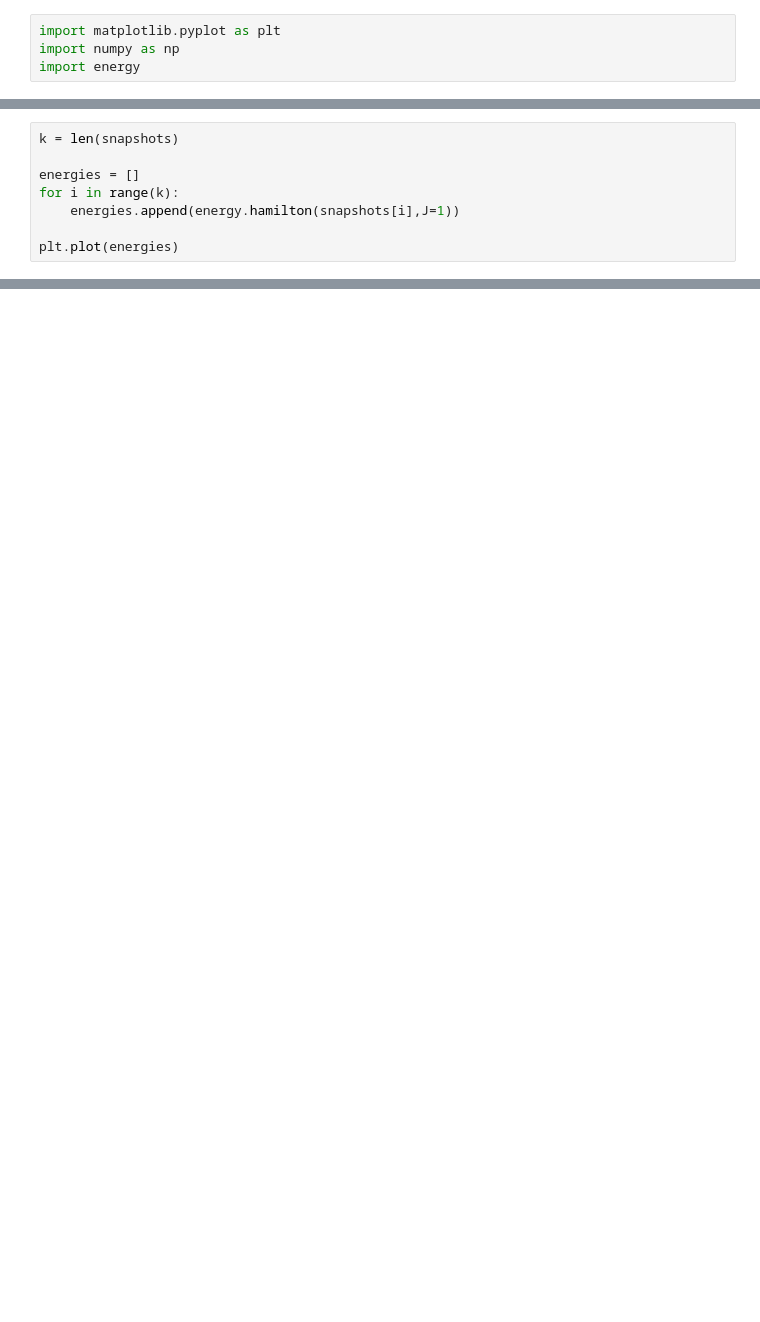
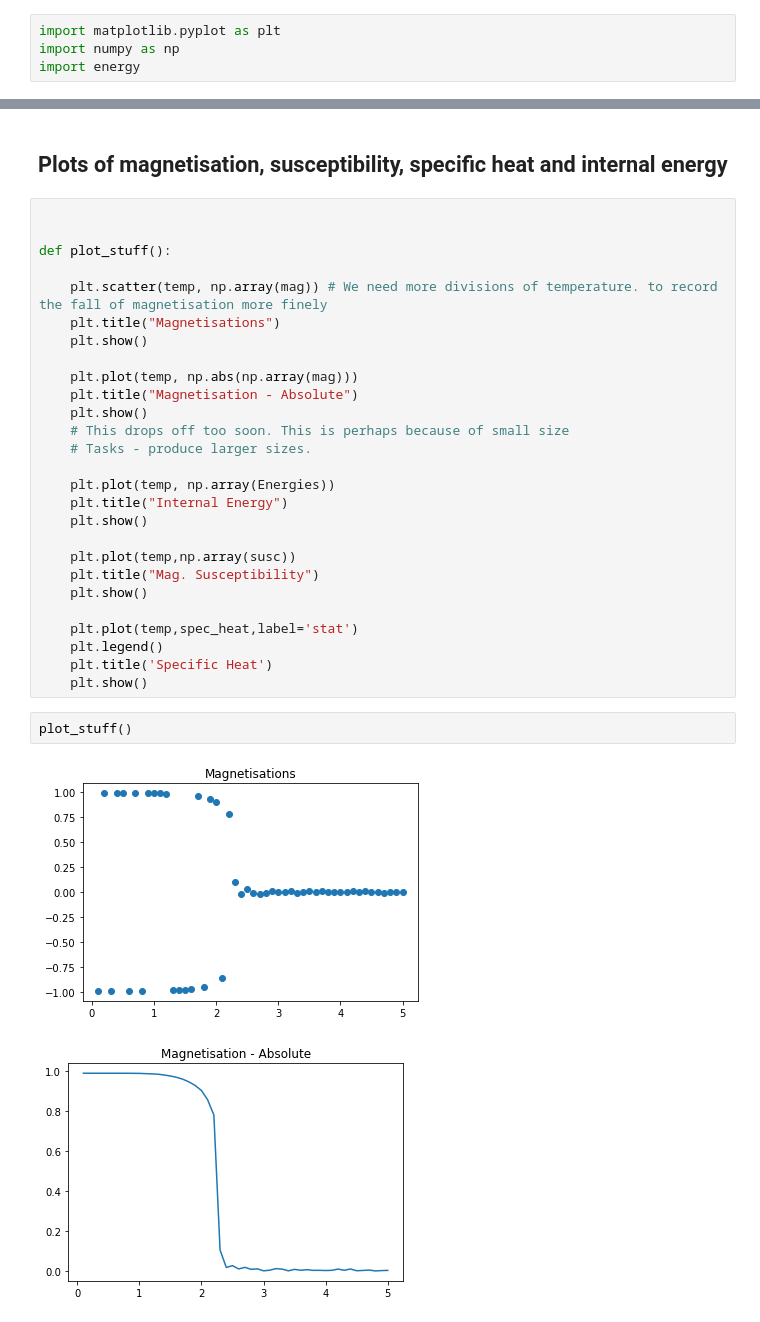
Before and after one commit to archibanerj/Monte-Carlo-Ising-Model, a Jupyter notebook: testing.ipynb, the cells around one changed output, grey strips where cells are left out. Drawn from its saved outputs; the diff is of its cells as text; blank space fills up the shorter version.

```diff
--- a/testing.ipynb
+++ b/testing.ipynb
@@ -163,8 +11,0 @@ plt.imshow(lattice)
-# %%
-k = len(snapshots)
-
-energies = []
-for i in range(k):
-    energies.append(energy.hamilton(snapshots[i],J=1))
-
-plt.plot(energies)
@@ -263,0 +120,34 @@ plt.plot(temp, np.abs(np.array(mag)))
+# %% [markdown]
+## Plots of magnetisation, susceptibility, specific heat and internal energy
+# %%
+
+
+def plot_stuff():
+
+    plt.scatter(temp, np.array(mag)) # We need more divisions of temperature. to record the fall of magnetisation more finely
+    plt.title("Magnetisations")
+    plt.show()
+
+    plt.plot(temp, np.abs(np.array(mag)))
+    plt.title("Magnetisation - Absolute")
+    plt.show()
+    # This drops off too soon. This is perhaps because of small size
+    # Tasks - produce larger sizes.
+
+    plt.plot(temp, np.array(Energies))
+    plt.title("Internal Energy")
+    plt.show()
+
+    plt.plot(temp,np.array(susc))
+    plt.title("Mag. Susceptibility")
+    plt.show()
+
+    plt.plot(temp,spec_heat,label='stat')
+    plt.legend()
+    plt.title('Specific Heat')
+    plt.show()
+# %%
+plot_stuff()
+# %% [output]
+[figure, added]
+[figure, added]
```
Also changed, not shown: parts of 35 cells of this notebook, 4 other files.
